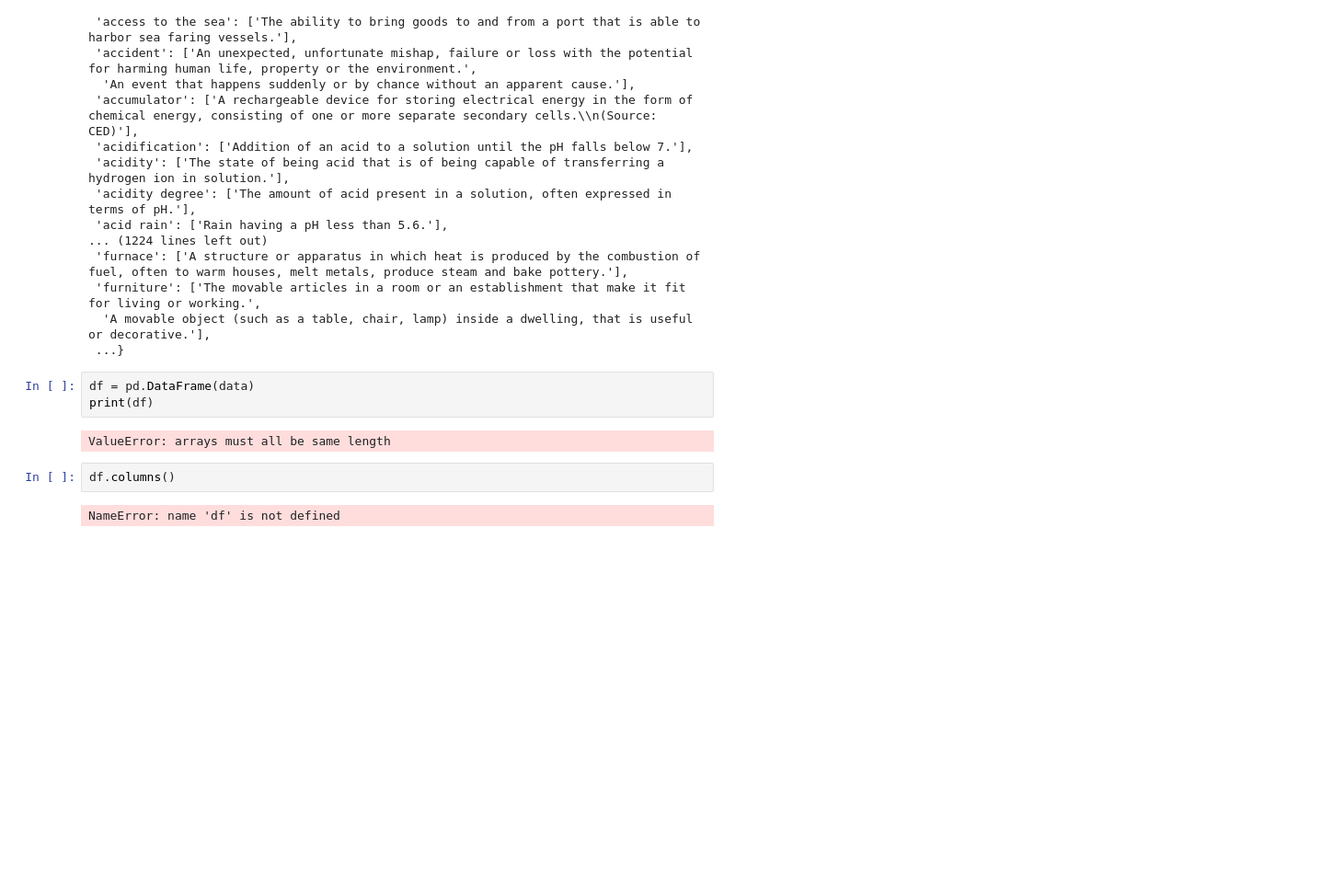
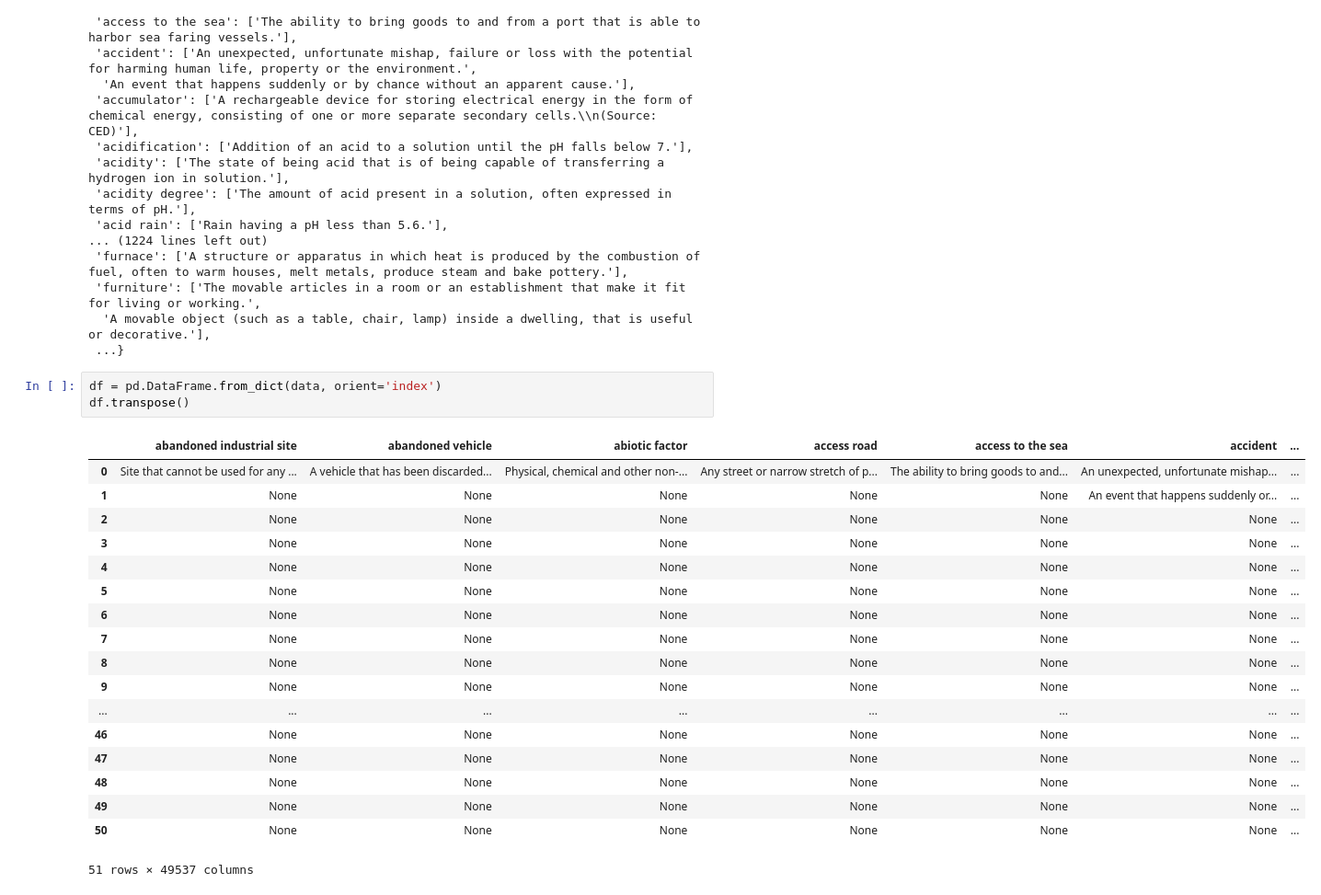
Before and after one commit to Dorpon23/Python-Programming-Basic-to-Advanced-, a Jupyter notebook: 14. Project Exercise with Python and MySQL Interactive English Dictionary.ipynb, the cells around one changed output. Shown at 92% size. Cells and saved outputs as stored; diff of their text form; blank space fills up the shorter version.

```diff
--- a/14. Project Exercise with Python and MySQL Interactive English Dictionary.ipynb
+++ b/14. Project Exercise with Python and MySQL Interactive English Dictionary.ipynb
@@ -33,11 +33,24 @@ data
   'A movable object (such as a table, chair, lamp) inside a dwelling, that is useful or decorative.'],
  ...}
 # %%
-df = pd.DataFrame(data)
-print(df)
+df = pd.DataFrame.from_dict(data, orient='index')
+df.transpose()
 # %% [output]
+|  | abandoned industrial site | abandoned vehicle | abiotic factor | access road | access to the sea | accident | ... |
+| 0 | Site that cannot be used for any ... | A vehicle that has been discarded... | Physical, chemical and other non-... | Any street or narrow stretch of p... | The ability to bring goods to and... | An unexpected, unfortunate mishap... | ... |
+| 1 | None | None | None | None | None | An event that happens suddenly or... | ... |
+| 2 | None | None | None | None | None | None | ... |
+| 3 | None | None | None | None | None | None | ... |
+| 4 | None | None | None | None | None | None | ... |
+| 5 | None | None | None | None | None | None | ... |
+| 6 | None | None | None | None | None | None | ... |
+| 7 | None | None | None | None | None | None | ... |
+| 8 | None | None | None | None | None | None | ... |
+| 9 | None | None | None | None | None | None | ... |
+| ... | ... | ... | ... | ... | ... | ... | ... |
+| 46 | None | None | None | None | None | None | ... |
+| 47 | None | None | None | None | None | None | ... |
+| 48 | None | None | None | None | None | None | ... |
+| 49 | None | None | None | None | None | None | ... |
+| 50 | None | None | None | None | None | None | ... |
-ValueError: arrays must all be same length
+51 rows × 49537 columns
-# %%
-df.columns()
-# %% [output]
-NameError: name 'df' is not defined
```
Also changed, not shown: parts of 1 cell of this notebook, 8 other files.
